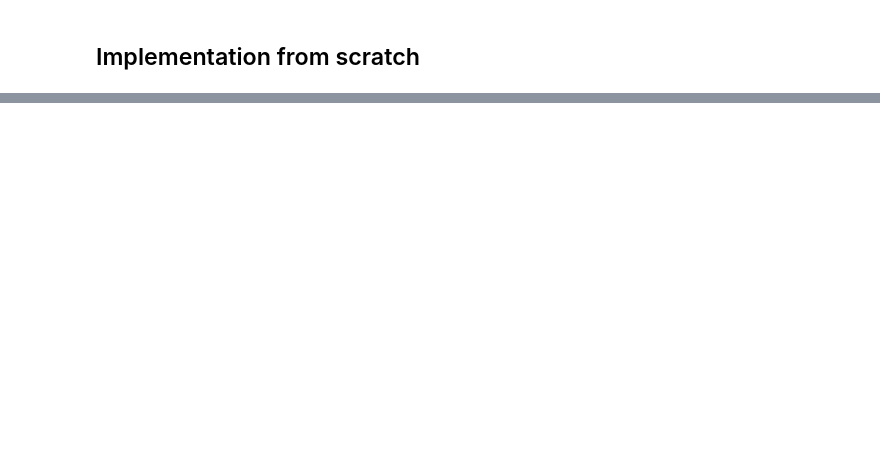
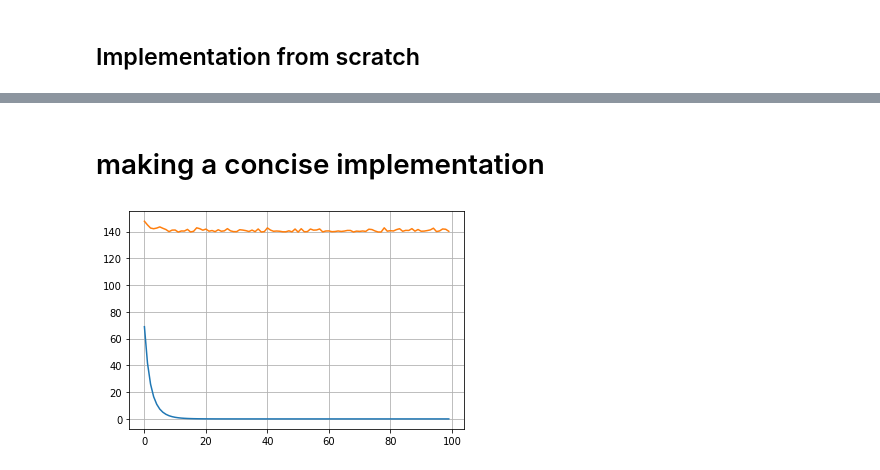
Before and after one commit to fanbyprinciple/d2l-fanbyprinciple, a Jupyter notebook: ch4_multilayer_perceptron/ch4.5 Weight decay.ipynb, the cells around one changed output, grey strips where cells are left out. Drawn from its saved outputs; the diff is of its cells as text; code cells hidden in the pictures; blank space fills up the shorter version.

Commit message:
exercises for weight decay done

```diff
--- a/ch4_multilayer_perceptron/ch4.5 Weight decay.ipynb
+++ b/ch4_multilayer_perceptron/ch4.5 Weight decay.ipynb
@@ -101,0 +109,2 @@ l2 norm of w:  625555264.0
+# %% [markdown]
+# making a concise implementation
@@ -101,0 +124,40 @@ l2 norm of w:  625555264.0
+# %%
+
+
+def train_concise(wd):
+    net = nn.Sequential(nn.Linear(num_inputs, 1))
+    for param in net.parameters():
+        param.data.normal_()
+
+    loss = nn.MSELoss()
+    num_epochs=100
+    lr =0.003
+
+    optimizer = torch.optim.SGD([{
+        "params": net[0].weight,
+        "weight_decay":wd
+    }, {
+        "params": net[0].bias
+    }], lr= lr)
+
+    train_array = []
+    test_array = []
+    for epoch in range(num_epochs):
+        for X,y in train_iter:
+            y_hat = net(X)
+            l = loss(y_hat, y)
+
+            optimizer.zero_grad()
+            l.backward()
+            optimizer.step()
+        train_array.append(evaluate_loss_concise(net, train_iter, loss))
+        test_array.append(evaluate_loss_concise(net, test_iter, loss))
+
+    plt.plot(range(num_epochs), train_array)
+    plt.plot(range(num_epochs), test_array)
+    plt.grid(True)
+    plt.show()
+# %%
+train_concise(0)
+# %% [output]
+[figure, added]
```
Also changed, not shown: parts of 18 cells of this notebook, 5 other files.
